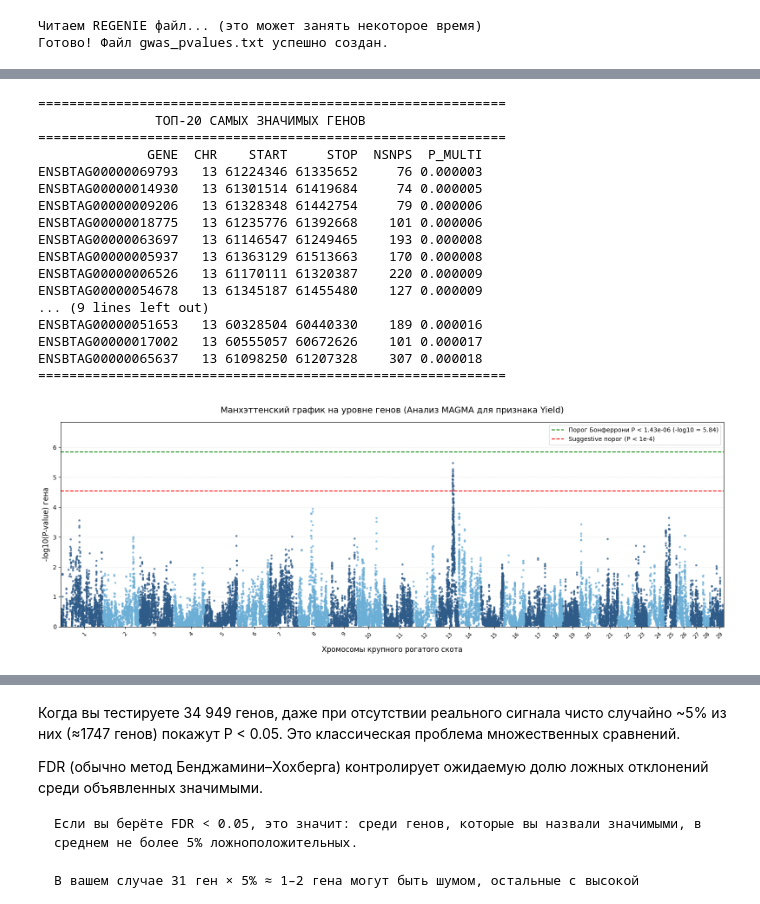
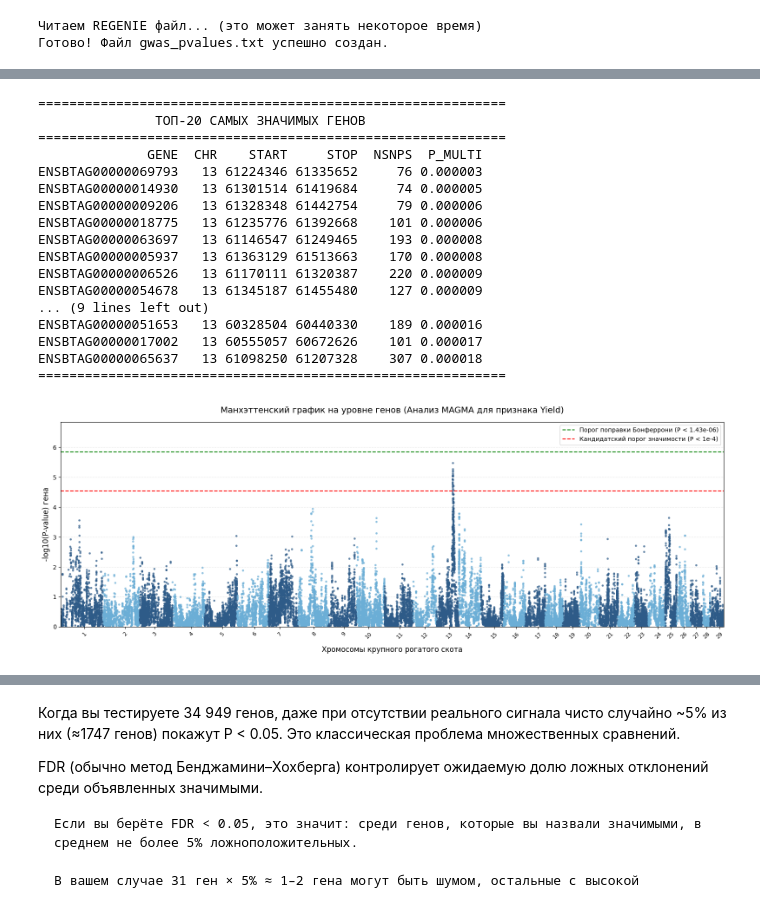
Before and after one commit to denis-ermolaev/bulls-pipeline, a Jupyter notebook: notebooks/analysis.ipynb, the cells around one changed output, grey strips where cells are left out. Saved outputs shown, nothing was run; the diff lists cells and outputs as text; code cells hidden in the pictures.

Commit message:
feat(gwas): рассчёт порогов значимости для GWAS

```diff
--- a/notebooks/analysis.ipynb
+++ b/notebooks/analysis.ipynb
@@ -1630,14 +1681,14 @@ plt.axhline(
     color="green",
     linestyle="--",
     linewidth=1.5,
-    label=f"Порог Бонферрони P < {bonferroni_p:.2e} (-log10 = {bonferroni_thresh:.2f})",
+    label=f"Порог поправки Бонферрони (P < {bonferroni_p:.2e})",
 )
 plt.axhline(
     suggestive_thresh,
     color="red",
     linestyle="--",
     linewidth=1.5,
-    label="Suggestive порог (P < 1e-4)",
+    label="Кандидатский порог значимости (P < 1e-4)",
 )
 
 # Настройка внешнего вида графика
@@ -1648,34 +1699,34 @@ plt.title(
     "Манхэттенский график на уровне генов (Анализ MAGMA для признака Yield)",
     fontsize=14,
     pad=15,
 )
 plt.legend(loc="upper right")
 plt.grid(axis="y", linestyle=":", alpha=0.5)
 plt.xlim(0, current_offset)
 plt.ylim(0, max(df["-log10P"].max() + 1, bonferroni_thresh + 1))
 
 plt.tight_layout()
 # plt.savefig("magma_manhattan_plot.png", dpi=300)  # Сразу сохраняем в файл для статьи
 plt.show()
 # %% [output]
 ============================================================
                ТОП-20 САМЫХ ЗНАЧИМЫХ ГЕНОВ
 ============================================================
               GENE  CHR    START     STOP  NSNPS  P_MULTI
 ENSBTAG00000069793   13 61224346 61335652     76 0.000003
 ENSBTAG00000014930   13 61301514 61419684     74 0.000005
 ENSBTAG00000009206   13 61328348 61442754     79 0.000006
 ENSBTAG00000018775   13 61235776 61392668    101 0.000006
 ENSBTAG00000063697   13 61146547 61249465    193 0.000008
 ENSBTAG00000005937   13 61363129 61513663    170 0.000008
 ENSBTAG00000006526   13 61170111 61320387    220 0.000009
 ENSBTAG00000054678   13 61345187 61455480    127 0.000009
 ... (9 lines left out)
 ENSBTAG00000051653   13 60328504 60440330    189 0.000016
 ENSBTAG00000017002   13 60555057 60672626    101 0.000017
 ENSBTAG00000065637   13 61098250 61207328    307 0.000018
 ============================================================
-[figure, old version]
+[figure, new version]
 # %%
 from statsmodels.stats.multitest import multipletests
 
```
Also changed, not shown: parts of 20 cells of this notebook.
